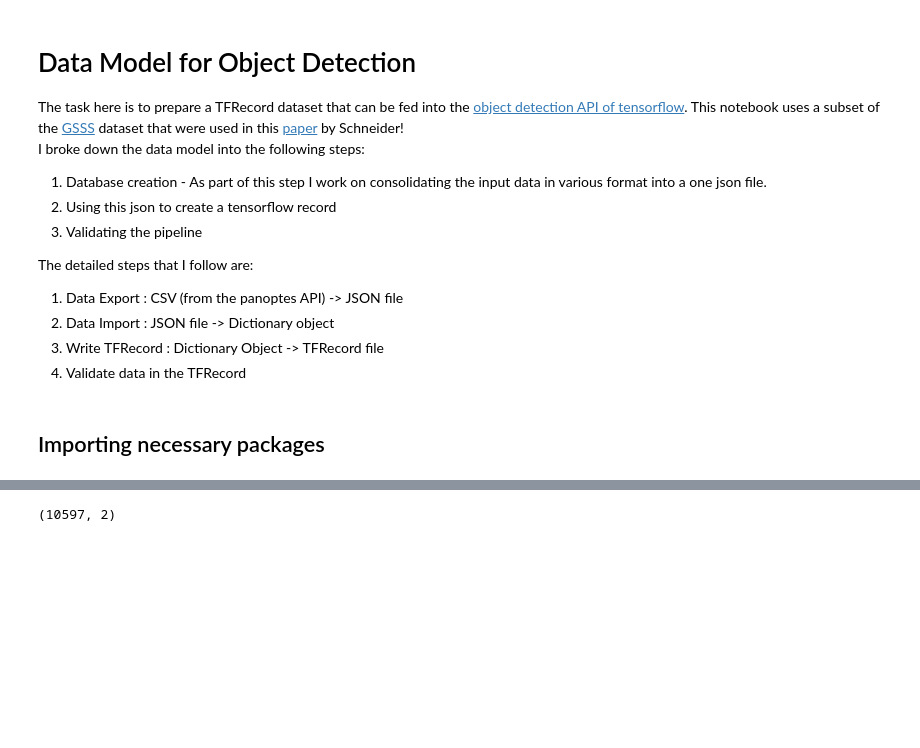
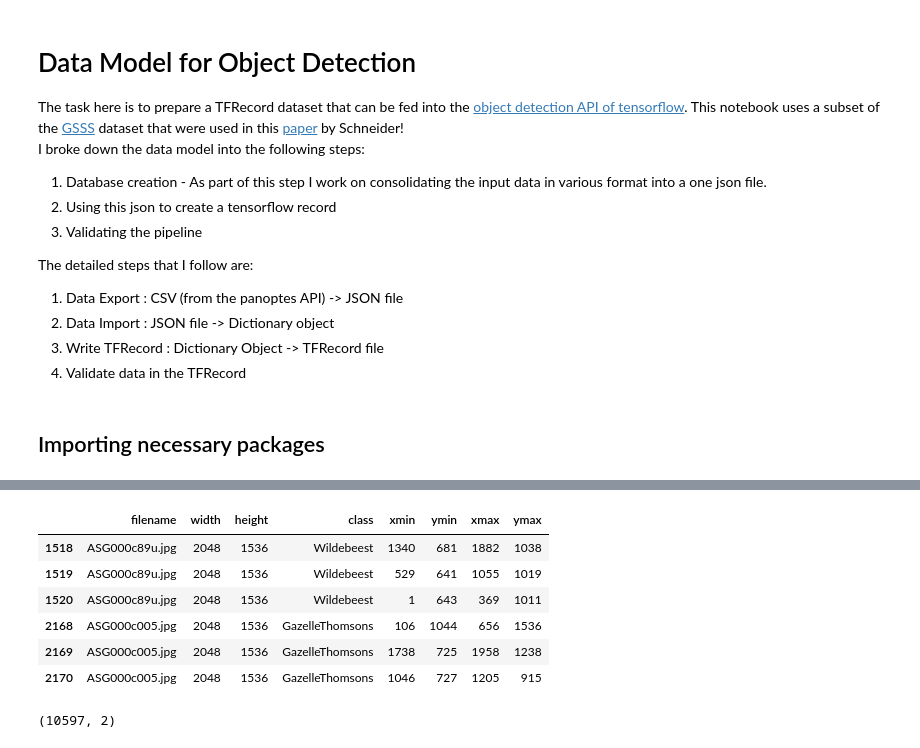
Before and after one commit to Manish-rai21bit/camera-trap-detection, a Jupyter notebook: data_prep/Data_Model_LILA_Schneider_testData.ipynb, the cells around one changed output, grey strips where cells are left out. Cells and saved outputs as stored; diff of their text form; code cells hidden in the pictures; blank space fills up the shorter version.

```diff
--- a/data_prep/Data_Model_LILA_Schneider_testData.ipynb
+++ b/data_prep/Data_Model_LILA_Schneider_testData.ipynb
@@ -45,0 +54,11 @@ df_schneider_box.head()
+# %%
+lst_remove_species = ['buffCrestedBustard','cattleEgret','greyBackedFiscal',\
+                      'oxpecker','stork','superbStarling','wattledStarling', \
+                 'whiteHeadBuffaloWeaver', 'lion']
+df_schneider_box['class'] = pd.Series([name1[0].lower()+name1[1:]  for name1 in list(df_schneider_box['class'])])
+df_schneider_box = df_schneider_box.loc[~df_schneider_box['class'].isin(lst_remove_species)]
+
+df_schneider_box['class'] = df_schneider_box['class'].replace({'rodent': 'rodents'})
+df_schneider_box.to_csv(os.path.join(Project_filepath + 'Data/GoldStandardBoundBoxCoord_temp.csv'), sep=',', index=False)
+print(set(df_schneider_box['class']))
+df_schneider_box.tail()
@@ -46,3 +73,16 @@ df_schneider_box.head()
+# %%
+lst_keep = ['ASG000c89u.jpg', 'ASG000c005.jpg']
+df_schneider_box = df_schneider_box.loc[df_schneider_box['filename'].isin(lst_keep)]
+df_schneider_box.to_csv(os.path.join(Project_filepath + 'Data/GoldStandardBoundBoxCoord_sample.csv'), sep=',', index=False)
+df_schneider_box
+# %% [output]
+|  | filename | width | height | class | xmin | ymin | xmax | ymax |
+| 1518 | ASG000c89u.jpg | 2048 | 1536 | Wildebeest | 1340 | 681 | 1882 | 1038 |
+| 1519 | ASG000c89u.jpg | 2048 | 1536 | Wildebeest | 529 | 641 | 1055 | 1019 |
+| 1520 | ASG000c89u.jpg | 2048 | 1536 | Wildebeest | 1 | 643 | 369 | 1011 |
+| 2168 | ASG000c005.jpg | 2048 | 1536 | GazelleThomsons | 106 | 1044 | 656 | 1536 |
+| 2169 | ASG000c005.jpg | 2048 | 1536 | GazelleThomsons | 1738 | 725 | 1958 | 1238 |
+| 2170 | ASG000c005.jpg | 2048 | 1536 | GazelleThomsons | 1046 | 727 | 1205 | 915 |
 # %%
 df_all_images = pd.read_csv(Project_filepath + 'Data/all_images.csv')
 df_all_images = df_all_images[df_all_images['CaptureEventID'].isin(schneider_events)]
```
Also changed, not shown: parts of 23 cells of this notebook.
